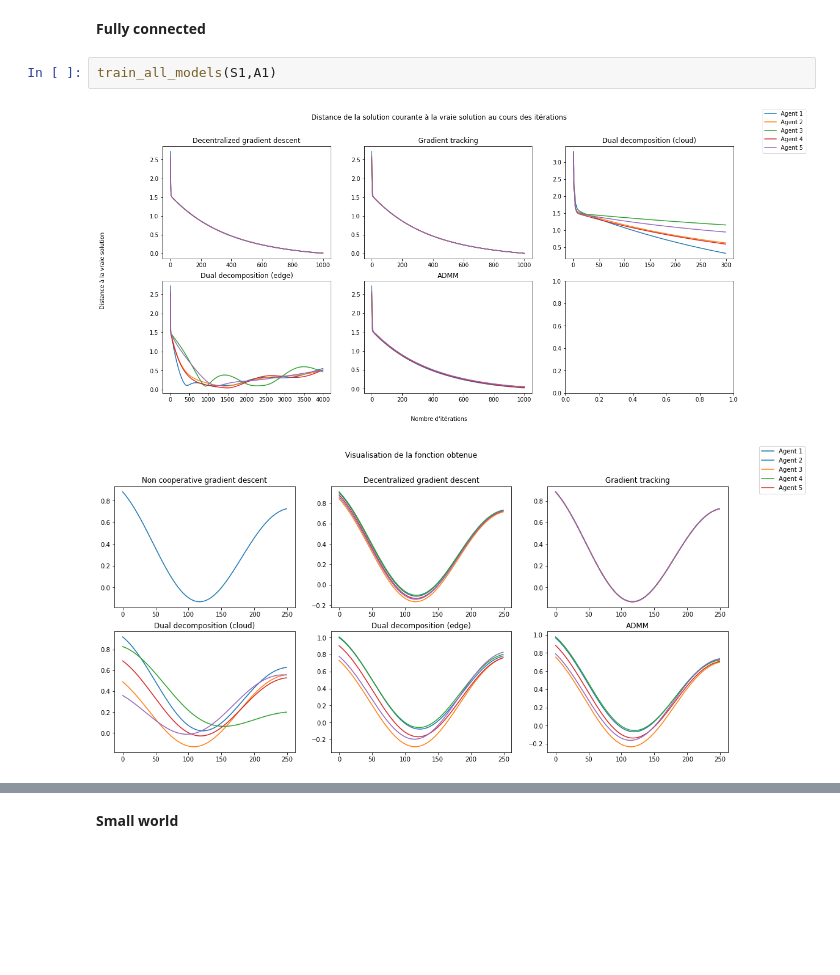
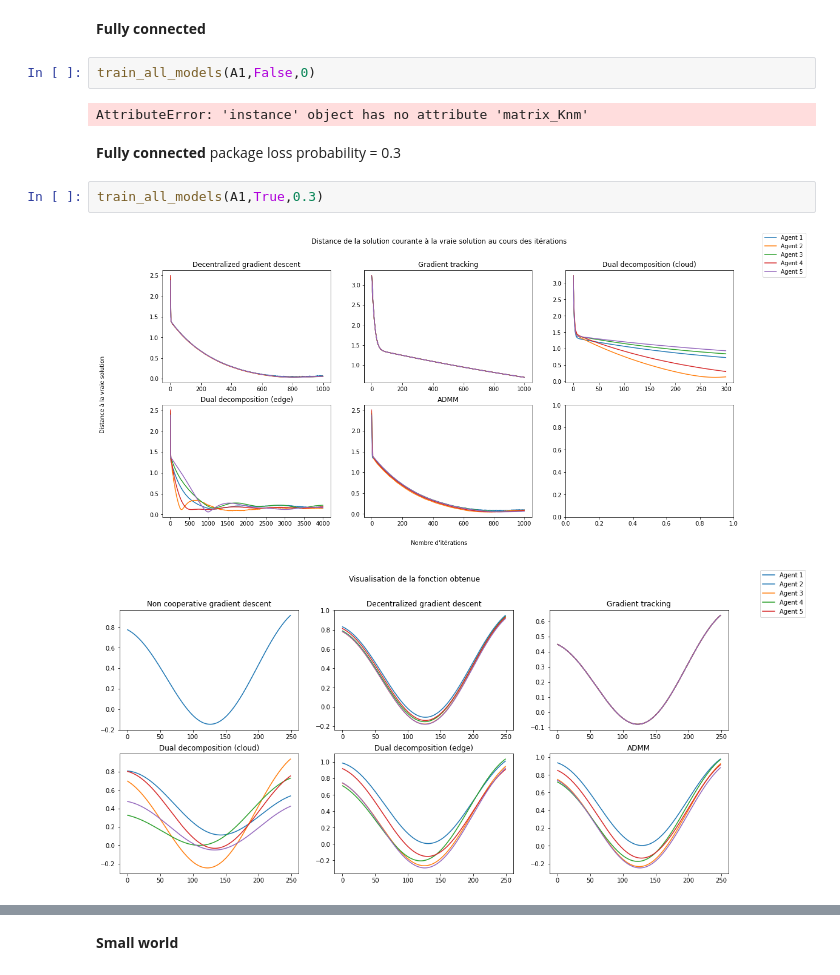
Before and after one commit to Theo-Morvan/Cooperative-Optimization, a Jupyter notebook: Cooperative_kernel_regression.ipynb, the cells around one changed output, grey strips where cells are left out. Saved outputs shown, nothing was run; the diff lists cells and outputs as text; blank space fills up the shorter version.

```diff
--- a/Cooperative_kernel_regression.ipynb
+++ b/Cooperative_kernel_regression.ipynb
@@ -622,7 +827,13 @@ def train_all_models(stochastic_matrix,adjacence_matrix):
 # %% [markdown]
 **Fully connected**
 # %%
-train_all_models(S1,A1)
+train_all_models(A1,False,0)
 # %% [output]
-[figure, removed]
-[figure, removed]
+AttributeError: 'instance' object has no attribute 'matrix_Knm'
+# %% [markdown]
+**Fully connected** package loss probability = 0.3
+# %%
+train_all_models(A1,True,0.3)
+# %% [output]
+[figure, added]
+[figure, added]
```
Also changed, not shown: parts of 22 cells of this notebook.
